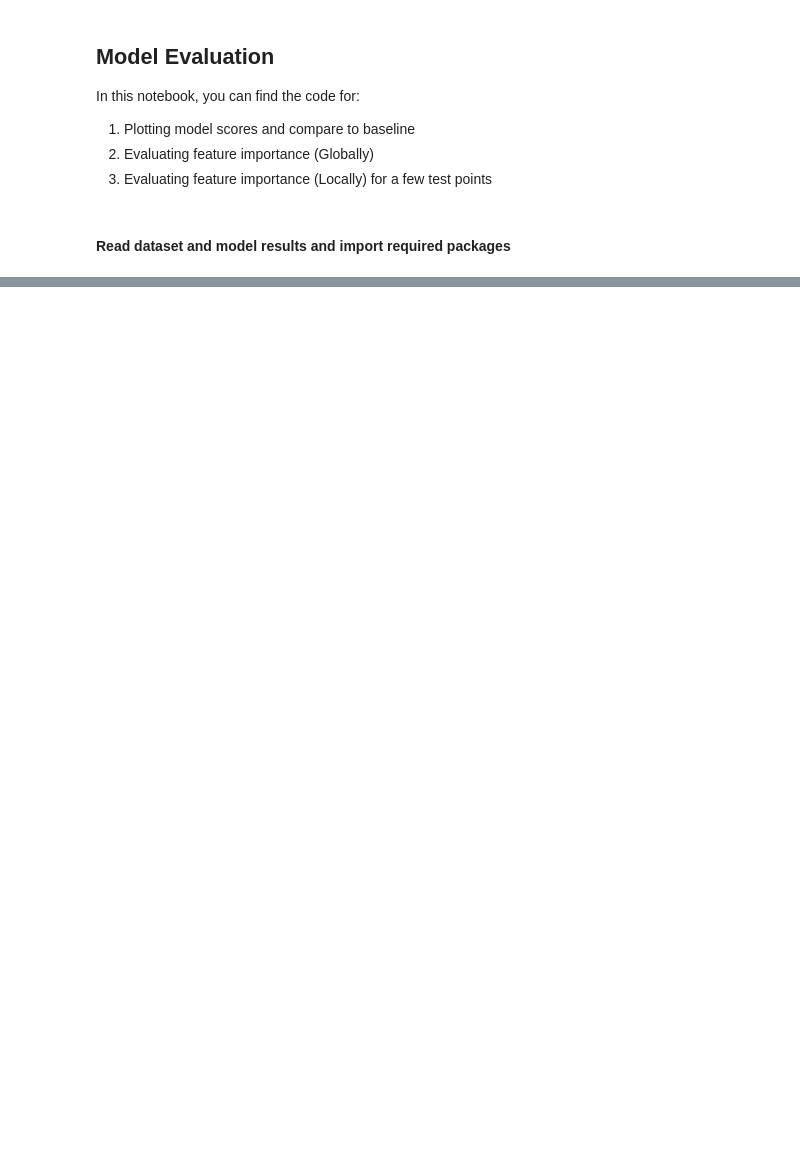
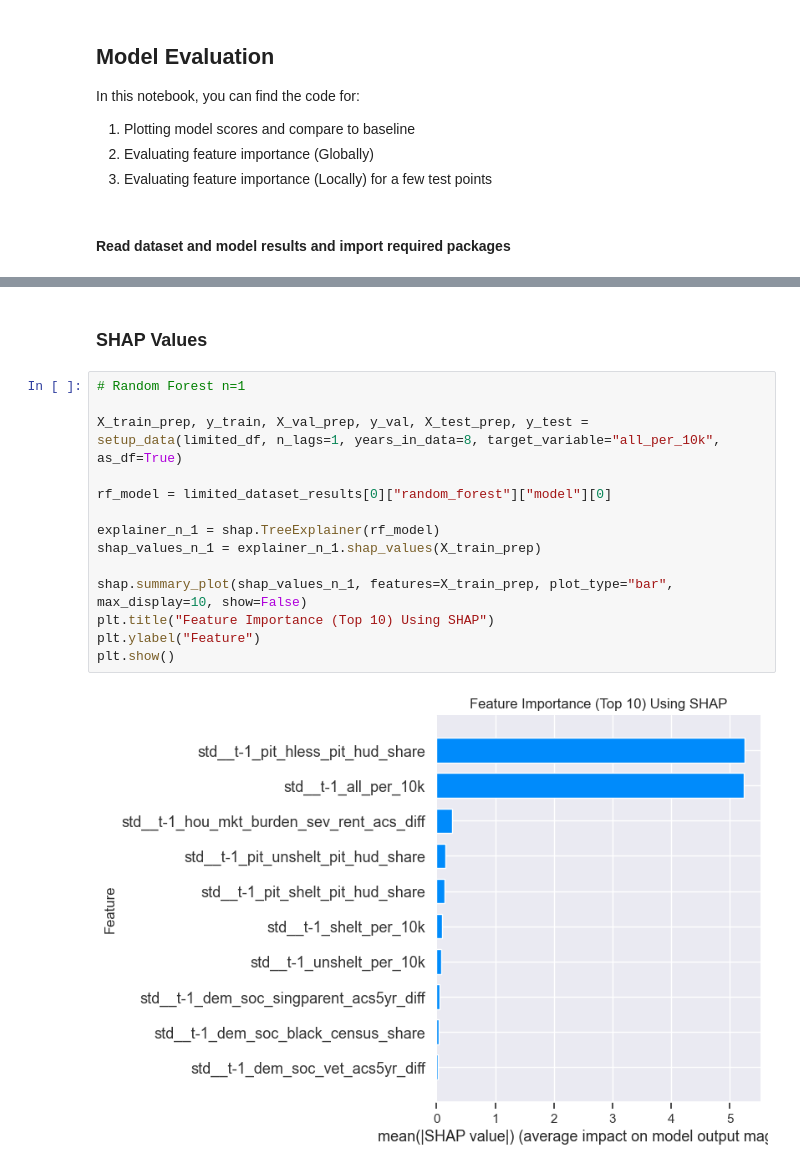
Before and after one commit to nwrousell/data1030-homelessness-project, a Jupyter notebook: src/model_evaluation.ipynb, the cells around one changed output, grey strips where cells are left out. Saved outputs shown, nothing was run; the diff lists cells and outputs as text; blank space fills up the shorter version.

```diff
--- a/src/model_evaluation.ipynb
+++ b/src/model_evaluation.ipynb
@@ -49,0 +333,18 @@ xgb_scores = xgboost_results["test_scores"]
+# %% [markdown]
+### SHAP Values
+# %%
+# Random Forest n=1
+
+X_train_prep, y_train, X_val_prep, y_val, X_test_prep, y_test = setup_data(limited_df, n_lags=1, years_in_data=8, target_variable="all_per_10k", as_df=True)
+
+rf_model = limited_dataset_results[0]["random_forest"]["model"][0]
+
+explainer_n_1 = shap.TreeExplainer(rf_model)
+shap_values_n_1 = explainer_n_1.shap_values(X_train_prep)
+
+shap.summary_plot(shap_values_n_1, features=X_train_prep, plot_type="bar", max_display=10, show=False)
+plt.title("Feature Importance (Top 10) Using SHAP")
+plt.ylabel("Feature")
+plt.show()
+# %% [output]
+[figure, added]
```
Also changed, not shown: parts of 21 cells of this notebook.
